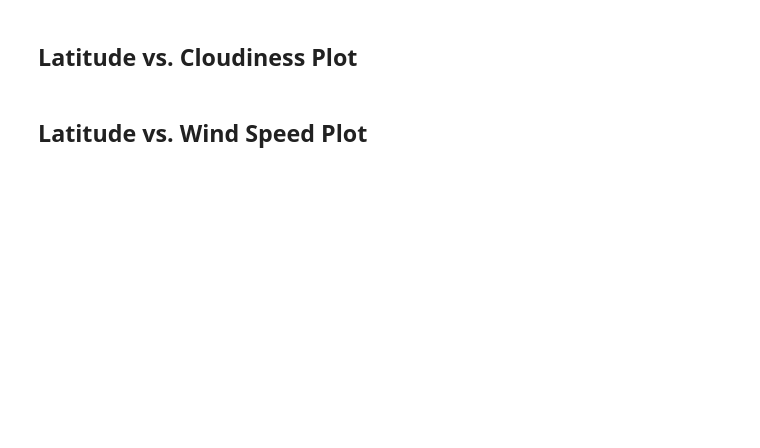
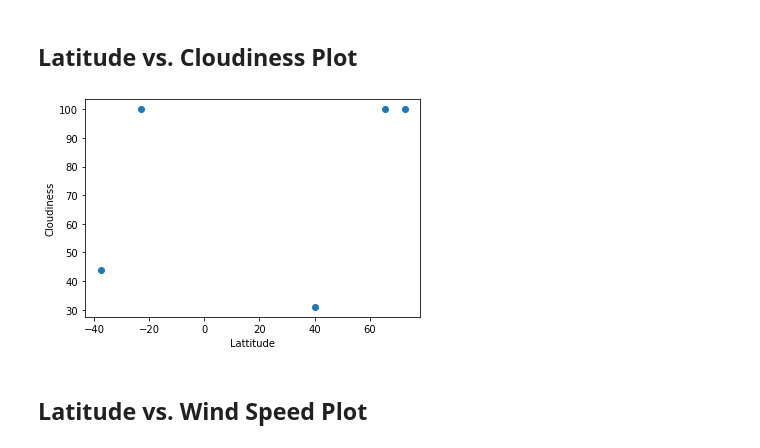
Before and after one commit to SrideviMadduri/python-api-challange, a Jupyter notebook: WeatherPy/WeatherPy.ipynb, the cells around one changed output. Saved outputs shown, nothing was run; the diff lists cells and outputs as text; code cells hidden in the pictures; blank space fills up the shorter version.

```diff
--- a/WeatherPy/WeatherPy.ipynb
+++ b/WeatherPy/WeatherPy.ipynb
@@ -133,4 +182,11 @@ Skip this step if there are no cities that have humidity > 100%.
 # %% [markdown]
 ## Latitude vs. Cloudiness Plot
+# %%
+plt.scatter(city_data_df['Lattitude'],city_data_df['Cloudiness'])
+plt.xlabel("Lattitude")
+plt.ylabel("Cloudiness")
+plt.show()
+# %% [output]
+[figure, added]
 # %% [markdown]
 ## Latitude vs. Wind Speed Plot
```
Also changed, not shown: parts of 18 cells of this notebook, 1 other file.
